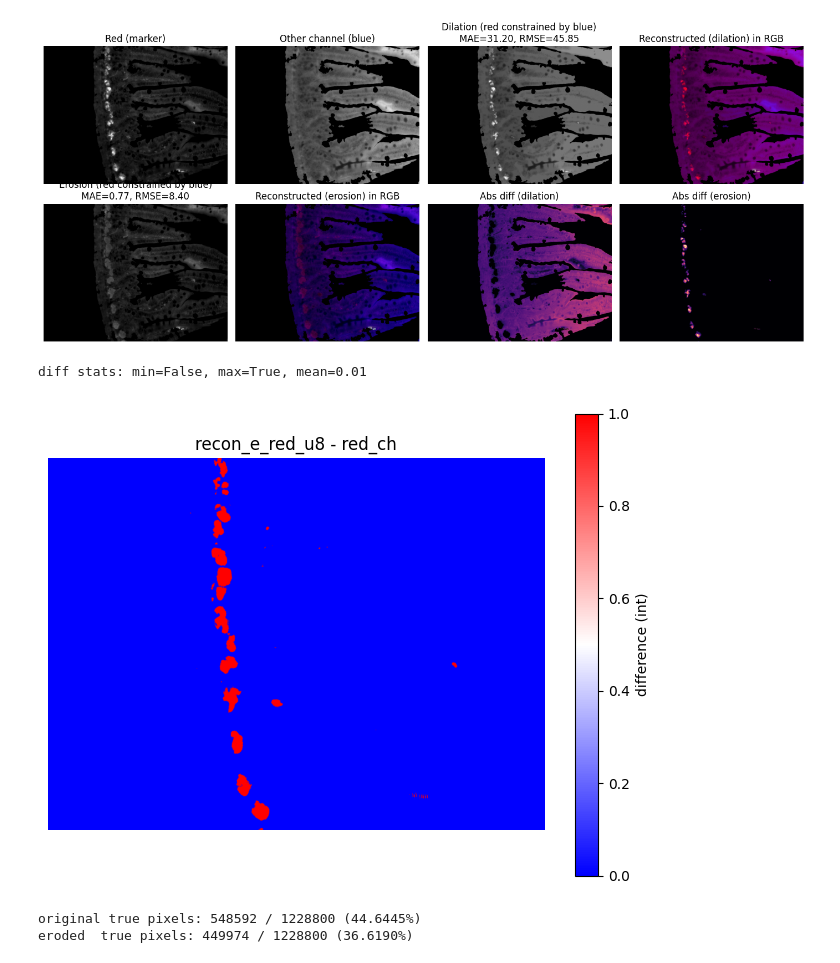
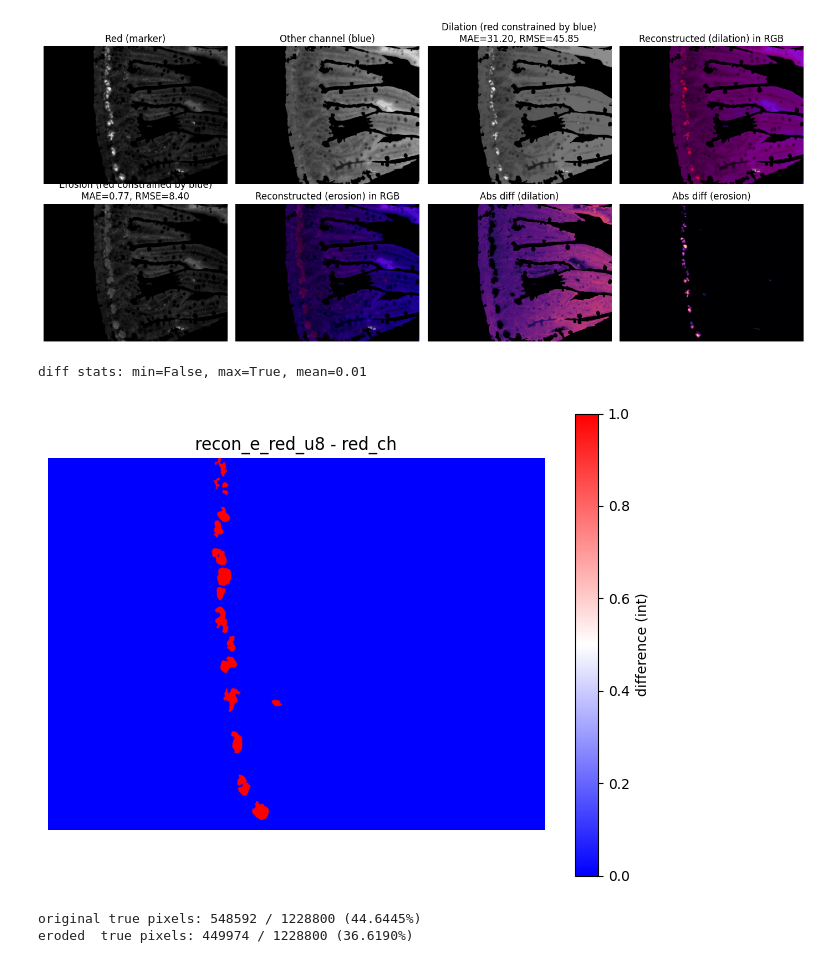
Before and after one commit to pbert5/lysozyme-stain-quantification, a Jupyter notebook: component development/rebuild.ipynb, the cells around one changed output. Drawn from its saved outputs; the diff is of its cells as text; code cells hidden in the pictures.

```diff
--- a/component development/rebuild.ipynb
+++ b/component development/rebuild.ipynb
@@ -209,22 +209,25 @@ plt.show()
 [figure]
 # %%
 # show difference between recon_e_red_u8 and the original red channel (red_ch)
+from skimage import morphology
+footprint=np.ones((9, 9))
 diff_r =  red_ch.astype(int) > recon_e_red_u8.astype(int)
+diff_r = morphology.remove_small_objects(morphology.binary_erosion(diff_r, footprint=np.ones((3, 3))), min_size=100)
 
 print(f"diff stats: min={diff_r.min()}, max={diff_r.max()}, mean={diff_r.mean():.2f}")
 
 plt.figure(figsize=(8, 6))
 # lim = np.max(np.abs(diff_r))
 # vmin, vmax = (-lim, lim) if lim > 0 else (-1, 1)
 plt.imshow(diff_r, cmap="bwr")#, vmin=vmin, vmax=vmax)
 plt.title("recon_e_red_u8 - red_ch")
 plt.colorbar(label="difference (int)")
 plt.axis("off")
 plt.show()
 # show where diff_r is not 0
 # %% [output]
 diff stats: min=False, max=True, mean=0.01
-[figure, old version]
+[figure, new version]
 # %%
 # create boolean mask where abs(dilation - red) > red
 abs_diff = np.abs(recon_d_red_u8.astype(int) - red_ch.astype(int))
```
Also changed, not shown: parts of 2 cells of this notebook.
